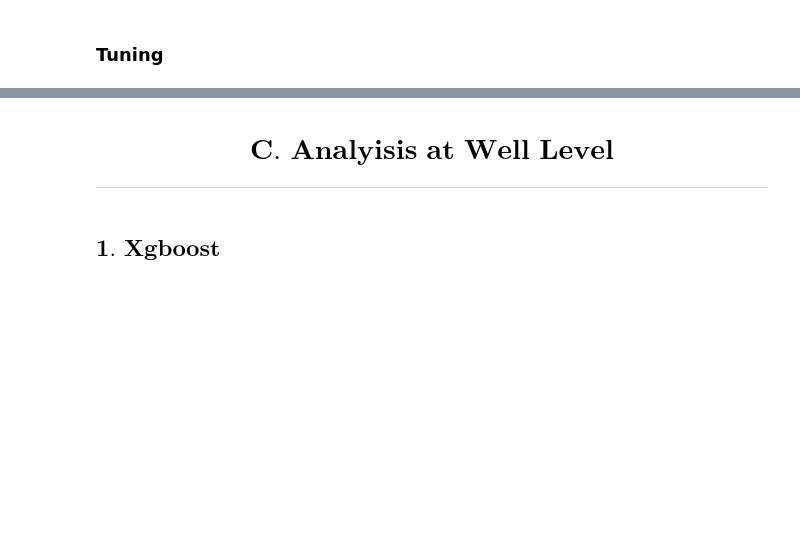
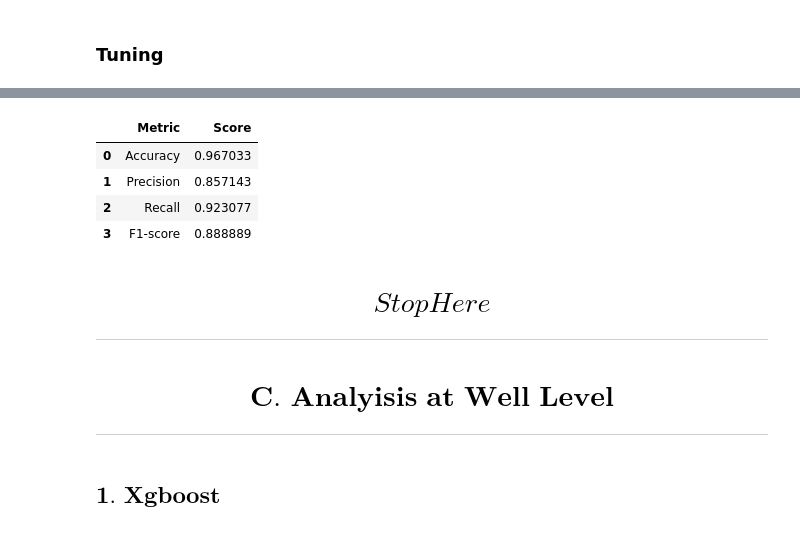
Before and after one commit to kameshcodes/ms-project, a Jupyter notebook: notebooks/6_daily_averaged_data.ipynb, the cells around one changed output, grey strips where cells are left out. Saved outputs shown, nothing was run; the diff lists cells and outputs as text; code cells hidden in the pictures; blank space fills up the shorter version.

```diff
--- a/notebooks/6_daily_averaged_data.ipynb
+++ b/notebooks/6_daily_averaged_data.ipynb
@@ -451,3 +502,14 @@ calculate_metrics_from_confusion_matrix(cm3)
+# %%
+calculate_metrics_from_confusion_matrix(cm3)
+# %% [output]
+|  | Metric | Score |
+| 0 | Accuracy | 0.967033 |
+| 1 | Precision | 0.857143 |
+| 2 | Recall | 0.923077 |
+| 3 | F1-score | 0.888889 |
+# %% [markdown]
+# $${Stop Here}$$
+-------------------
 # %%
 merged_df = pd.concat(process_datasets(subdatasets, 10), ignore_index=True)
 
```
Also changed, not shown: parts of 3 cells of this notebook.
